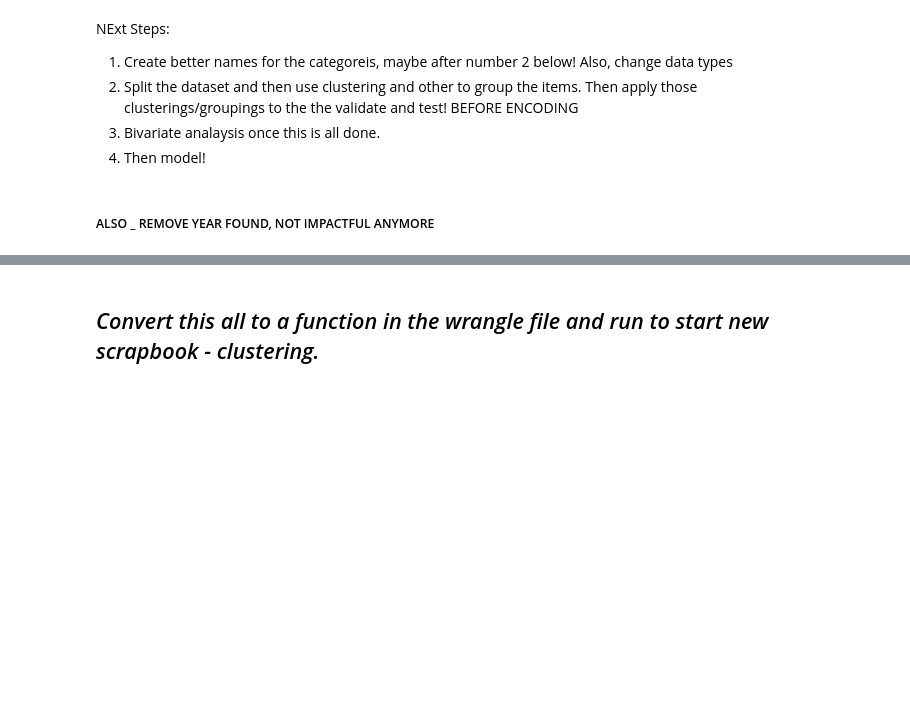
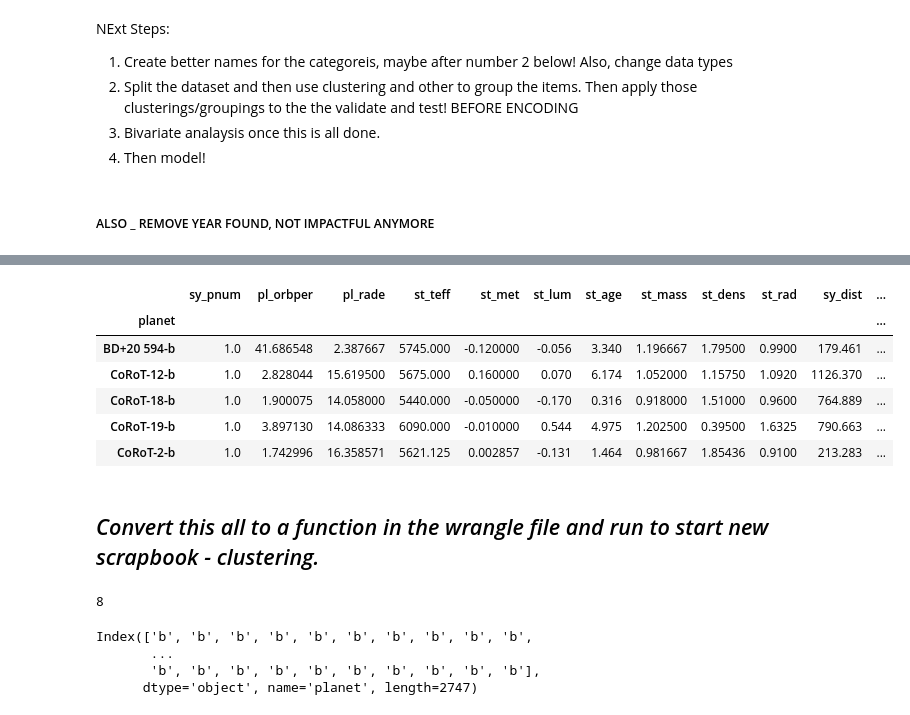
Before and after one commit to Miller-Ryan-1/exoplanet-analysis, a Jupyter notebook: exoplanet_wrangle_scrapbook.ipynb, the cells around one changed output, grey strips where cells are left out. Drawn from its saved outputs; the diff is of its cells as text; code cells hidden in the pictures; blank space fills up the shorter version.

```diff
--- a/exoplanet_wrangle_scrapbook.ipynb
+++ b/exoplanet_wrangle_scrapbook.ipynb
@@ -723,2 +716,23 @@ df.sample(10)
+# %%
+df.head()
+# %% [output]
+|  | sy_pnum | pl_orbper | pl_rade | st_teff | st_met | st_lum | st_age | st_mass | st_dens | st_rad | sy_dist | ... |
+| planet |  |  |  |  |  |  |  |  |  |  |  | ... |
+| BD+20 594-b | 1.0 | 41.686548 | 2.387667 | 5745.000 | -0.120000 | -0.056 | 3.340 | 1.196667 | 1.79500 | 0.9900 | 179.461 | ... |
+| CoRoT-12-b | 1.0 | 2.828044 | 15.619500 | 5675.000 | 0.160000 | 0.070 | 6.174 | 1.052000 | 1.15750 | 1.0920 | 1126.370 | ... |
+| CoRoT-18-b | 1.0 | 1.900075 | 14.058000 | 5440.000 | -0.050000 | -0.170 | 0.316 | 0.918000 | 1.51000 | 0.9600 | 764.889 | ... |
+| CoRoT-19-b | 1.0 | 3.897130 | 14.086333 | 6090.000 | -0.010000 | 0.544 | 4.975 | 1.202500 | 0.39500 | 1.6325 | 790.663 | ... |
+| CoRoT-2-b | 1.0 | 1.742996 | 16.358571 | 5621.125 | 0.002857 | -0.131 | 1.464 | 0.981667 | 1.85436 | 0.9100 | 213.283 | ... |
 # %% [markdown]
 ## *Convert this all to a function in the wrangle file and run to start new scrapbook - clustering.*
+# %%
+df_sp1.sy_pnum.max()
+# %% [output]
+8
+# %%
+df.index.str[-1]
+# %% [output]
+Index(['b', 'b', 'b', 'b', 'b', 'b', 'b', 'b', 'b', 'b',
+       ...
+       'b', 'b', 'b', 'b', 'b', 'b', 'b', 'b', 'b', 'b'],
+      dtype='object', name='planet', length=2747)
```
Also changed, not shown: parts of 15 cells of this notebook, 3 other files.
